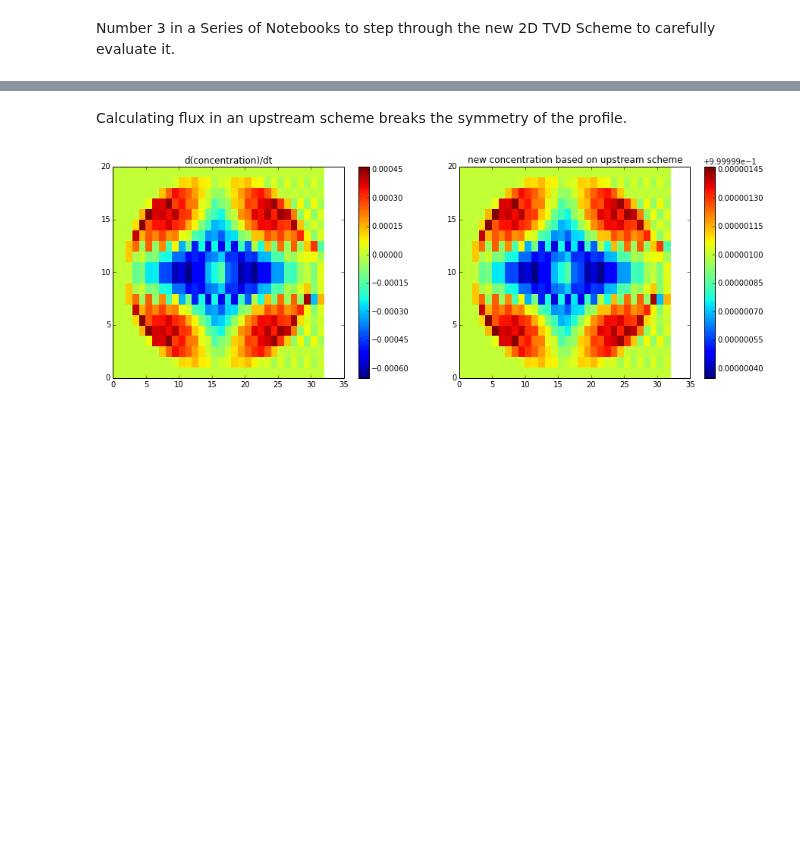
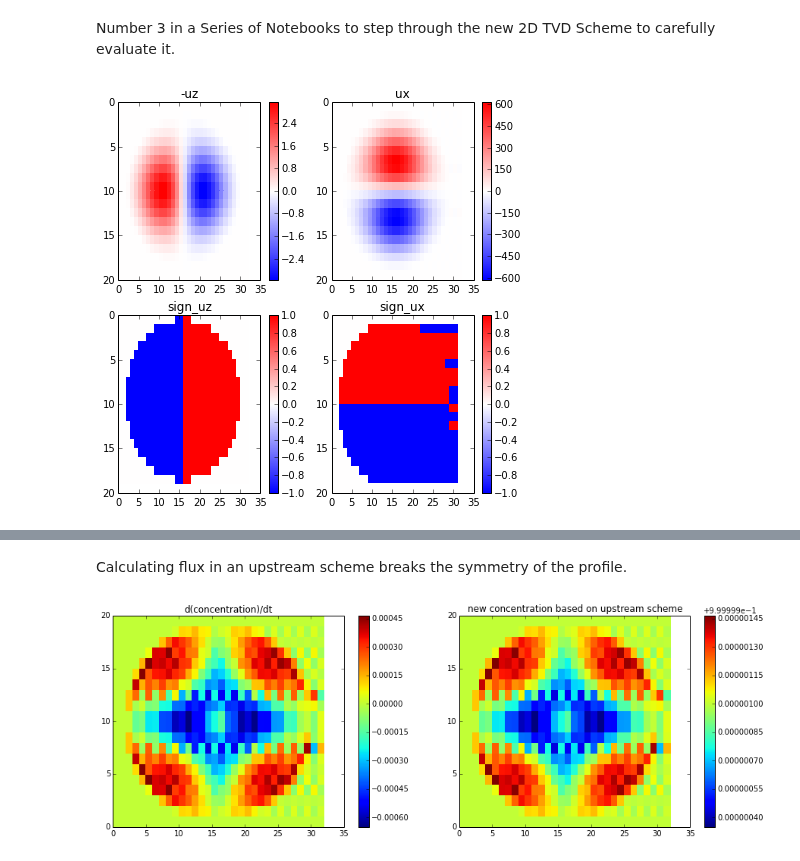
Before and after one commit to UBC-MOAD/pa-th-simple, a Jupyter notebook: prelim-model/Evaluation of 2D TVD - Step 4.ipynb, the cells around one changed output, grey strips where cells are left out. Saved outputs shown, nothing was run; the diff lists cells and outputs as text; code cells hidden in the pictures; blank space fills up the shorter version.

```diff
--- a/prelim-model/Evaluation of 2D TVD - Step 4.ipynb
+++ b/prelim-model/Evaluation of 2D TVD - Step 4.ipynb
@@ -40,25 +40,51 @@ h.a = np.ones((nz, nx))
 # %%
 # set up parameters defined in adflow
 S = 500
 # time info (yr)
 dt = 0.001
 gS = (g.zmax - g.zmin)/S
 t *= gS
 T *= gS
 # extract the velocities
 uz = u[0, :, :]
 ux = u[1, :, :]
 # upstream factors
 sign_uz_S = np.sign(uz[:-1, :] + uz[1:, :] + S)
 sign_uz = np.sign(uz[:-1, :] + uz[1:, :])
 sign_ux = np.sign(ux[:, :-1] + ux[:, 1:])
 # define upstream for particulate phase (contains sinking vel.)
 p_upz_p = sign_uz_S * (sign_uz_S - 1)/2
 n_upz_p = sign_uz_S * (sign_uz_S + 1)/2
 # define upstream for dissolved phase
 p_upz = sign_uz * (sign_uz - 1)/2
 n_upz = sign_uz * (sign_uz + 1)/2
 # define upstream in x
 p_upx = sign_ux * (sign_ux - 1)/2
 n_upx = sign_ux * (sign_ux + 1)/2
 conc = g
+
+# do some plots
+fig, axs = plt.subplots(2,2,figsize=(7,7))
+cmap = plt.get_cmap('bwr')
+
+mesh = axs[0,0].pcolormesh(-uz, cmap=cmap)
+axs[0,0].invert_yaxis()
+axs[0,0].set_title('-uz')
+cbar = fig.colorbar(mesh, ax=axs[0,0])
+
+mesh = axs[0,1].pcolormesh(ux, cmap=cmap)
+axs[0,1].invert_yaxis()
+axs[0,1].set_title('ux')
+cbar = fig.colorbar(mesh, ax=axs[0,1])
+
+mesh = axs[1,0].pcolormesh(sign_uz, cmap=cmap)
+axs[1,0].invert_yaxis()
+axs[1,0].set_title('sign_uz')
+cbar = fig.colorbar(mesh, ax=axs[1,0])
+
+mesh = axs[1,1].pcolormesh(sign_ux, cmap=cmap)
+axs[1,1].invert_yaxis()
+axs[1,1].set_title('sign_ux')
+cbar = fig.colorbar(mesh, ax=axs[1,1])
+# %% [output]
+[figure, added]
```
Also changed, not shown: parts of 7 cells of this notebook, 1 other file.
